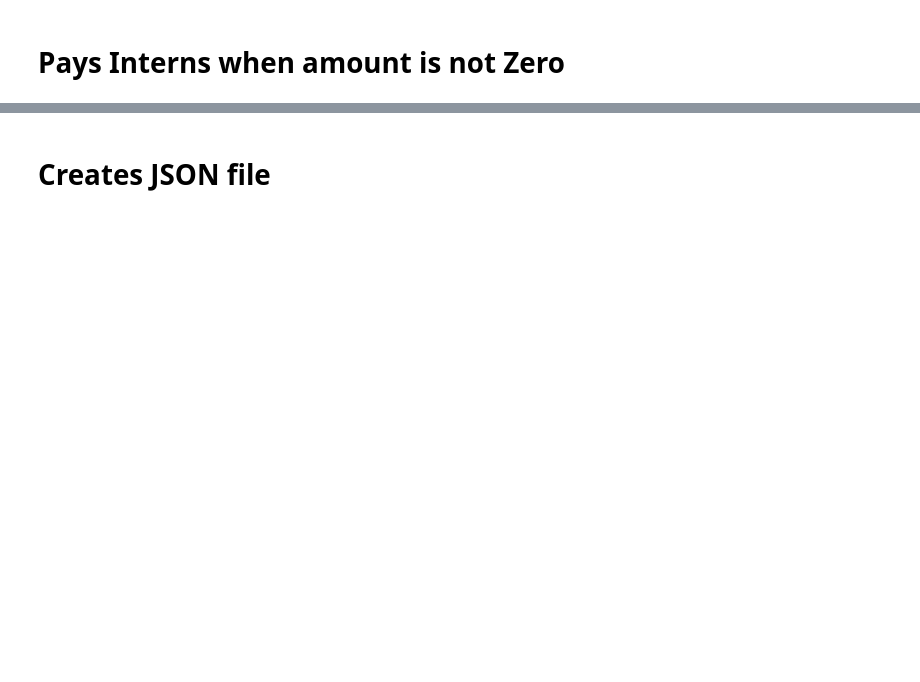
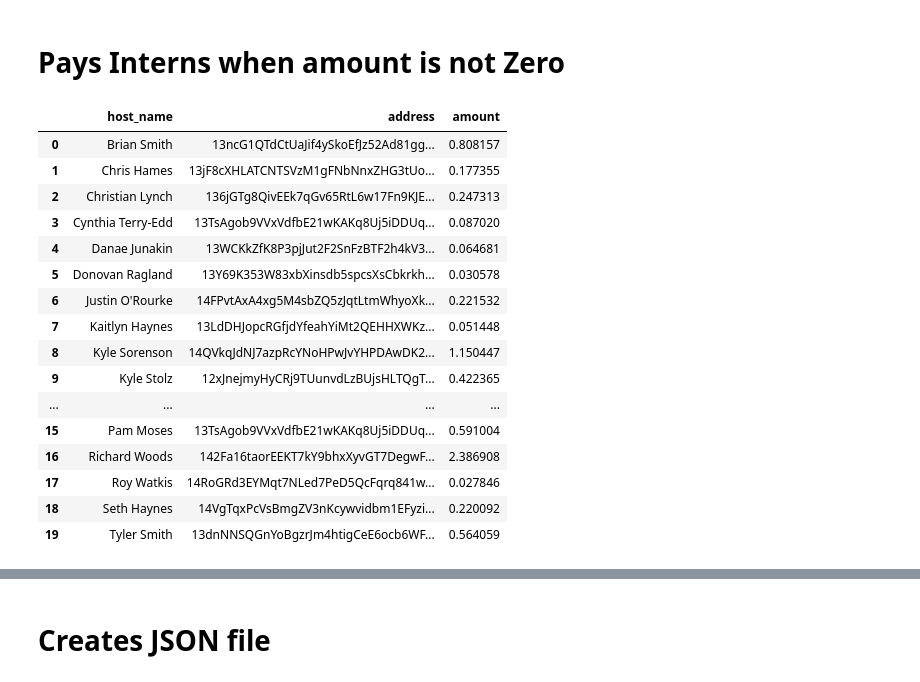
Before and after one commit to kwoods714/HeliumDashboard, a Jupyter notebook: HeliumAudit10-21-21.ipynb, the cells around one changed output, grey strips where cells are left out. Cells and saved outputs as stored; diff of their text form; code cells hidden in the pictures; blank space fills up the shorter version.

```diff
--- a/HeliumAudit10-21-21.ipynb
+++ b/HeliumAudit10-21-21.ipynb
@@ -87,4 +157,24 @@ hotspotlist_after_calculated_cols[['issueData2.data.total','Our_Revenue', 'Emrit
 # %% [markdown]
 # Pays Interns when amount is not Zero
+# %%
+emritpayouts_afterzero
+# %% [output]
+|  | host_name | address | amount |
+| 0 | Brian Smith | 13ncG1QTdCtUaJif4ySkoEfJz52Ad81gg... | 0.808157 |
+| 1 | Chris Hames | 13jF8cXHLATCNTSVzM1gFNbNnxZHG3tUo... | 0.177355 |
+| 2 | Christian Lynch | 136jGTg8QivEEk7qGv65RtL6w17Fn9KJE... | 0.247313 |
+| 3 | Cynthia Terry-Edd | 13TsAgob9VVxVdfbE21wKAKq8Uj5iDDUq... | 0.087020 |
+| 4 | Danae Junakin | 13WCKkZfK8P3pjJut2F2SnFzBTF2h4kV3... | 0.064681 |
+| 5 | Donovan Ragland | 13Y69K353W83xbXinsdb5spcsXsCbkrkh... | 0.030578 |
+| 6 | Justin O'Rourke | 14FPvtAxA4xg5M4sbZQ5zJqtLtmWhyoXk... | 0.221532 |
+| 7 | Kaitlyn Haynes | 13LdDHJopcRGfjdYfeahYiMt2QEHHXWKz... | 0.051448 |
+| 8 | Kyle Sorenson | 14QVkqJdNJ7azpRcYNoHPwJvYHPDAwDK2... | 1.150447 |
+| 9 | Kyle Stolz | 12xJnejmyHyCRj9TUunvdLzBUjsHLTQgT... | 0.422365 |
+| ... | ... | ... | ... |
+| 15 | Pam Moses | 13TsAgob9VVxVdfbE21wKAKq8Uj5iDDUq... | 0.591004 |
+| 16 | Richard Woods | 142Fa16taorEEKT7kY9bhxXyvGT7DegwF... | 2.386908 |
+| 17 | Roy Watkis | 14RoGRd3EYMqt7NLed7PeD5QcFqrq841w... | 0.027846 |
+| 18 | Seth Haynes | 14VgTqxPcVsBmgZV3nKcywvidbm1EFyzi... | 0.220092 |
+| 19 | Tyler Smith | 13dnNNSQGnYoBgzrJm4htigCeE6ocb6WF... | 0.564059 |
 # %%
 internlist = hotspotLists[['host_name','wallet_address','relationships']].query("relationships=='Intern'").reset_index(drop=True)
```
Also changed, not shown: parts of 6 cells of this notebook.
